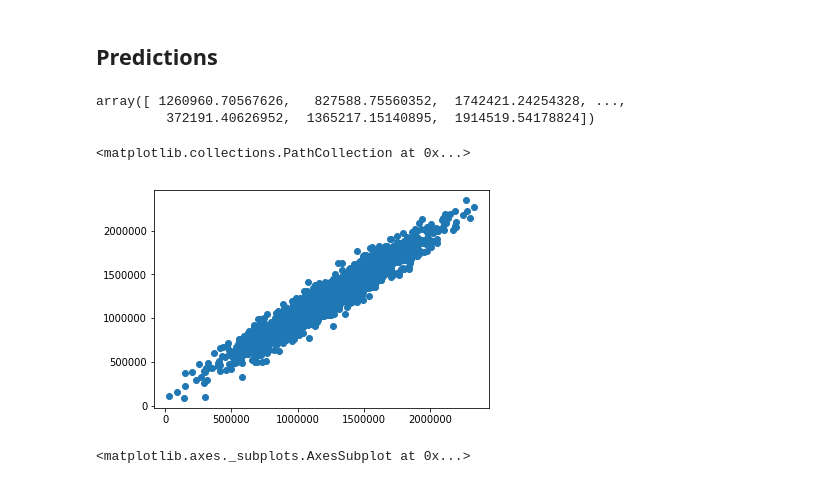
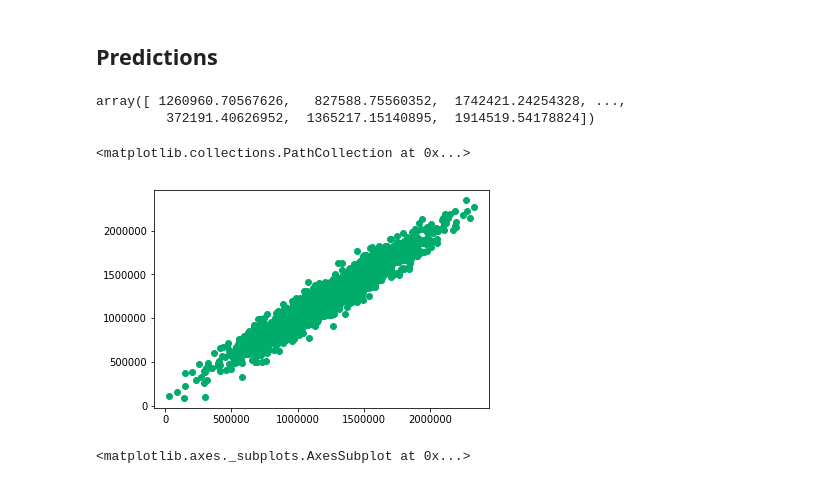
Before and after one commit to subhamsarangi/ML, a Jupyter notebook: 1. Linear Regression/1. Linear Regression.ipynb, the cells around one changed output. Cells and saved outputs as stored; diff of their text form; code cells hidden in the pictures.

```diff
--- a/1. Linear Regression.ipynb
+++ b/1. Linear Regression/1. Linear Regression.ipynb
@@ -123,15 +123,15 @@ boston_df=pd.DataFrame(boston['data'],columns=boston['feature_names'])
 # %% [markdown]
 ## Predictions
 # %%
-pred= lm.predict(X_test)
+y_pred= lm.predict(X_test)
-# %%
-pred
-# %% [output]
-array([ 1260960.70567626,   827588.75560352,  1742421.24254328, ...,
-         372191.40626952,  1365217.15140895,  1914519.54178824])
+# %%
+y_pred
+# %% [output]
+array([ 1260960.70567626,   827588.75560352,  1742421.24254328, ...,
+         372191.40626952,  1365217.15140895,  1914519.54178824])
 # %%
-plt.scatter(y_test,pred)
+plt.scatter(y_test,y_pred,color='#00ab6b')
 # %% [output]
 <matplotlib.collections.PathCollection at 0x...>
-[figure, old version]
+[figure, new version]
 # %%
```
Also changed, not shown: parts of 7 cells of this notebook, 6 other files.
